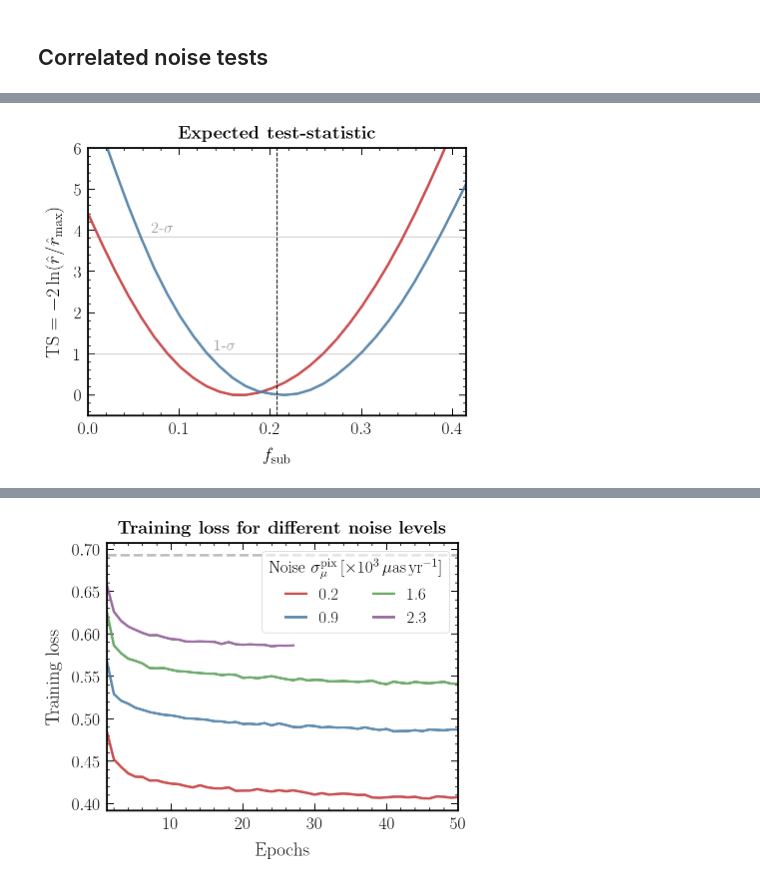
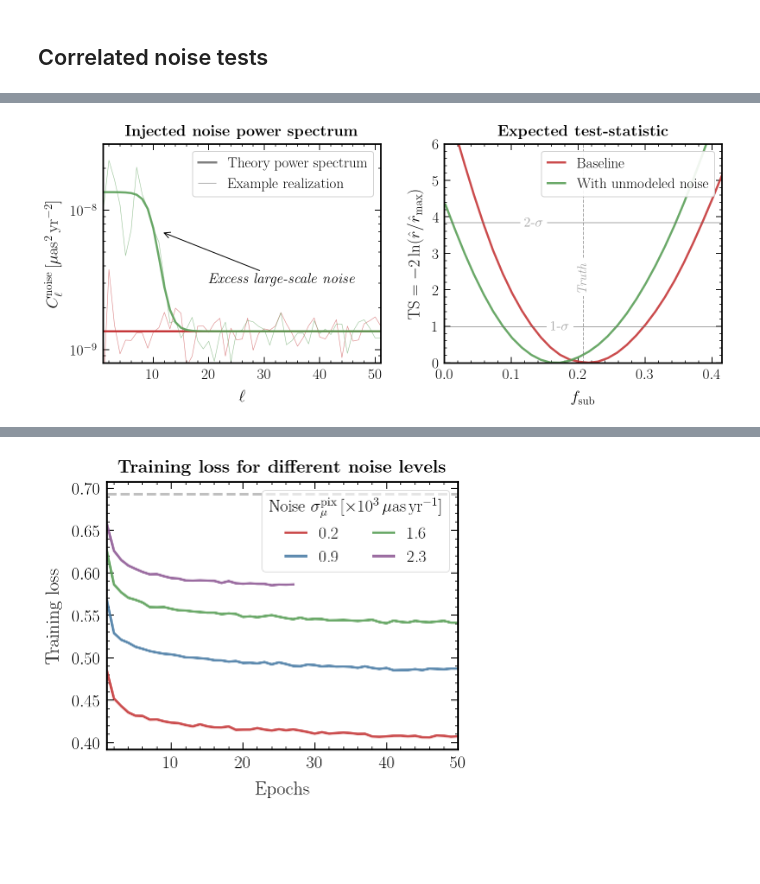
Before and after one commit to smsharma/neural-global-astrometry, a Jupyter notebook: notebooks/01_cdm.ipynb, the cells around one changed output, grey strips where cells are left out. Saved outputs shown, nothing was run; the diff lists cells and outputs as text; code cells hidden in the pictures; blank space fills up the shorter version.

```diff
--- a/notebooks/01_cdm.ipynb
+++ b/notebooks/01_cdm.ipynb
@@ -827,41 +801,88 @@ Simulating 1189 subhalos between 7.0 and 10.0
 # %%
 out_mean_lsnoise = np.mean(out, axis=0)
 # %%
-fig, ax = plt.subplots(1, 1)
+from matplotlib.patches import Patch
+from matplotlib.lines import Line2D
+
+fig, ax = plt.subplots(1, 2, figsize=(11.2, 4.8))
 
 llrmin, llrmax = 0., 15.
 
 llr_lsnoise = - 2 * out_mean_lsnoise
 llr_lsnoise -= np.min(llr_lsnoise)
 llr_lsnoise = np.clip(llr_lsnoise, llrmin, llrmax)
 
-ax.plot((f_sub_fid / 150) * theta_test.squeeze().detach().numpy(), llr_lsnoise)
 
 llr = - 2 * out_mean
 llr -= np.min(llr)
 llr = np.clip(llr, llrmin, llrmax)
 
-ax.plot((f_sub_fid / 150) * theta_test.squeeze().detach().numpy(), llr)
+ax[1].plot((f_sub_fid / 150) * theta_test.squeeze().detach().numpy(), llr, color=cols_default[0], label="Baseline")
+ax[1].plot((f_sub_fid / 150) * theta_test.squeeze().detach().numpy(), llr_lsnoise, color=cols_default[2], label="With unmodeled noise")
 
-ax.axhline(chi2.isf(1 - .95, 1), color='grey', alpha=0.4, lw=1)
-ax.text(f_sub_fid / 3, chi2.isf(1 - .95, 1) + 0.1, r"2-$\sigma$",  color='grey', alpha=0.8, fontsize=16)
+ax[1].axhline(chi2.isf(1 - .95, 1), color='dimgrey', alpha=0.6, lw=1)
+t = ax[1].text(f_sub_fid / 3 + 0.05, chi2.isf(1 - .95, 1), r"2-$\sigma$",  color='dimgrey', alpha=0.6, fontsize=16, verticalalignment='center')
+t.set_bbox(dict(facecolor='white', alpha=1., edgecolor='white'))
 
-ax.axhline(chi2.isf(1 - .68, 1), color='grey', alpha=0.4, lw=1)
-ax.text(f_sub_fid / (3 / 2), chi2.isf(1 - .68, 1) + 0.1, r"1-$\sigma$",  color='grey', alpha=0.8, fontsize=16)
+ax[1].axhline(chi2.isf(1 - .68, 1), color='dimgrey', alpha=0.6, lw=1)
+t = ax[1].text(f_sub_fid / (3 / 2) + 0.02, chi2.isf(1 - .68, 1), r"1-$\sigma$",  color='dimgrey', alpha=0.6, fontsize=16, verticalalignment='center')
+t.set_bbox(dict(facecolor='white', alpha=1., edgecolor='white'))
 
-ax.axvline(f_sub_fid, color='k', lw=1, ls='--')
+ax[1].axvline(f_sub_fid, color='dimgrey', lw=1, ls='--', alpha=0.6)
+t = ax[1].text(f_sub_fid, 2, r"\emph{Truth}", rotation=90, horizontalalignment='center', fontsize=15, color='dimgrey', alpha=0.6)
+t.set_bbox(dict(facecolor='white', alpha=1., edgecolor='white'))
 
-ax.set_ylim(-0.5, 6)
-ax.set_xlim(0.0, 0.415)
+ax[1].set_ylim(-0.01, 6)
+ax[1].set_xlim(0.0, 0.415)
 
-# ax.legend(loc='upper right', frameon=True, framealpha=0.95)
+ax[1].set_xlabel(r"$f_\mathrm{sub}$")
+ax[1].set_ylabel(r"$\mathrm{TS}  = -2 \ln  (\hat r / \hat r_\mathrm{max}) $")
 
-ax.set_xlabel(r"$f_\mathrm{sub}$")
-ax.set_ylabel(r"$\mathrm{TS}  = -2 \ln  (\hat r / \hat r_\mathrm{max}) $")
+ax[1].set_title(r"\bf{Expected test-statistic}", y=1.008)
 
-ax.set_title(r"\bf{Expected test-statistic}", y=1.008)
+ax[1].legend(loc='upper right', frameon=True, framealpha=0.9, handlelength=1.2)
 
-fig.subplots_adjust(wspace=6.)
+sigma = 0.0023
+
+ax[0].axhline(sigma ** 2 * hp.nside2pixarea(64, degrees=False), color=cols_default[0], ls='-', label="Baseline")
+
+input_cl = sigma ** 2 * hp.nside2pixarea(64, degrees=False) * np.ones_like(l_ary)
+for _ in range(1):
+    synmap = hp.synfast(input_cl, nside=64)
+    ax[0].plot(hp.anafast(synmap), color=cols_default[0], alpha=0.6, lw=0.6)
+
+ax[0].plot(l_ary, sigma ** 2 * hp.nside2pixarea(64, degrees=False) * (10 - 9 / (1 + np.exp(-(-10 + l_ary) / 1.))), color=cols_default[2], ls='-', label="Excess large-scale noise",)
+
+
+input_cl = sigma ** 2 * hp.nside2pixarea(64, degrees=False) * (10 - 9 / (1 + np.exp(-(-10 + l_ary) / 1.)))
+for _ in range(1):
+    synmap = hp.synfast(input_cl, nside=64)
+    ax[0].plot(hp.anafast(synmap), color=cols_default[2], alpha=0.6, lw=0.6)
+
+ax[0].set_yscale("log")
+
+ax[0].set_xlim(1, 51)
+ax[0].set_ylim(8e-10, 3e-8)
+
+ax[0].set_xlabel(r"$\ell$")
+ax[0].set_ylabel(r"$C_\ell^\mathrm{noise}\,[\mu\mathrm{as}^2\,\mathrm{yr}^{-2}]$")
+
+ax[0].set_title(r"\bf{Injected noise power spectrum}", y=1.008)
+
+# ax[0].legend(frameon=True, framealpha=0.9)
+
+# ax[0].text(21, 1e-8, "Excess large scale noise", fontsize=18)
+# ax[0].arrow(21, 1e-8, -5, -1e-8)
+ax[0].annotate(r"\emph{Excess large-scale noise}", (11.5, 7e-9), xytext=(20, 3e-9), fontsize=17, arrowprops=dict(facecolor='black', arrowstyle='->'))
+
+legend_elements = [Line2D([0], [0], color='grey', lw=2.5, label='Theory power spectrum'),
+                   Line2D([0], [0], color='grey', lw=0.6, label='Example realization')]
+
+# Create the figure
+ax[0].legend(handles=legend_elements, loc='upper right', frameon=True, framealpha=0.9, handlelength=1.2)
+
 plt.tight_layout()
+fig.subplots_adjust(wspace=0.23)
+plt.savefig("../paper/arXiv-v1//figures/lowell_noise.pdf")
 # %% [output]
-[figure, old version]
+[figure, new version]
```
Also changed, not shown: parts of 12 cells of this notebook, 9 other files.
